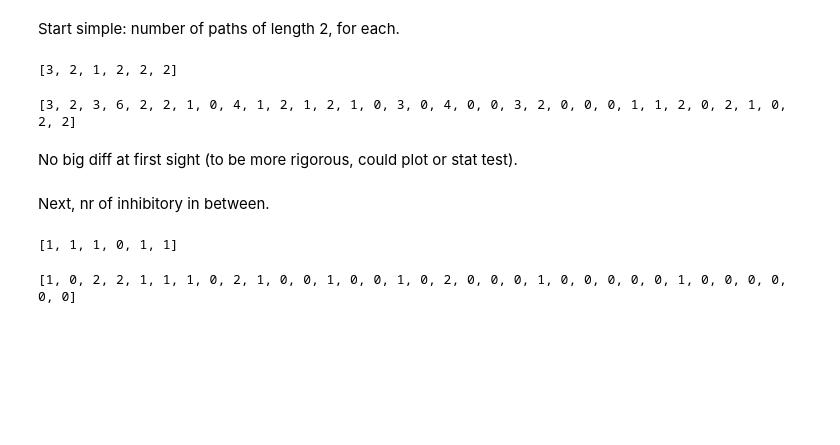
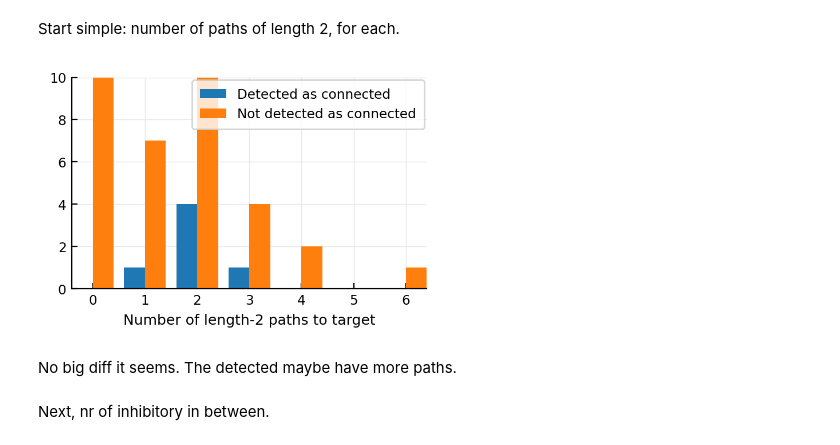
Before and after one commit to tfiers/phd, a Jupyter notebook: _sources/nb/2022-07-14__Unconnected-but-detected.ipynb, the cells around one changed output. Drawn from its saved outputs; the diff is of its cells as text; code cells hidden in the pictures; blank space fills up the shorter version.

```diff
--- a/_sources/nb/2022-07-14__Unconnected-but-detected.ipynb
+++ b/_sources/nb/2022-07-14__Unconnected-but-detected.ipynb
@@ -359,12 +361,2 @@ Now do this for all tested neurons, and get the type of the in-between neurons.
 # %% [markdown]
 Start simple: number of paths of length 2, for each.
-# %%
-show([length(all_paths_of_length(2, n, m)) for n in signif_unconn])
-# %% [output]
-[3, 2, 1, 2, 2, 2]
-# %%
-show([length(all_paths_of_length(2, n, m)) for n in insignif_unconn])
-# %% [output]
-[3, 2, 3, 6, 2, 2, 1, 0, 4, 1, 2, 1, 2, 1, 0, 3, 0, 4, 0, 0, 3, 2, 0, 0, 0, 1, 1, 2, 0, 2, 1, 0, 2, 2]
-# %% [markdown]
-No big diff at first sight (to be more rigorous, could plot or stat test).
@@ -371,15 +374,13 @@ No big diff at first sight (to be more rigorous, could plot or stat test).
+# %%
+@plothists length(all_paths_of_length(2, n, m)) "Number of length-2 paths to target" 0:7;
+# %% [output]
+[figure, added]
+# %% [markdown]
+No big diff it seems. The detected maybe have more paths.
 # %% [markdown]
 Next, nr of inhibitory in between.
 # %%
 type_of_in_between_neuron(path) = s.neuron_type[path[2]]
 
 num_inh_in_between(start_n) =
-    count([type_of_in_between_neuron(p) for p in all_paths_of_length(2, start_n, m)] .== :inh)
-
-show([num_inh_in_between(n) for n in signif_unconn])
+    count([type_of_in_between_neuron(p) for p in all_paths_of_length(2, start_n, m)] .== :inh);
-# %% [output]
-[1, 1, 1, 0, 1, 1]
-# %%
-show([num_inh_in_between(n) for n in insignif_unconn])
-# %% [output]
-[1, 0, 2, 2, 1, 1, 1, 0, 2, 1, 0, 0, 1, 0, 0, 1, 0, 2, 0, 0, 0, 1, 0, 0, 0, 0, 0, 1, 0, 0, 0, 0, 0, 0]
```
Also changed, not shown: parts of 22 cells of this notebook, 17 other files.
